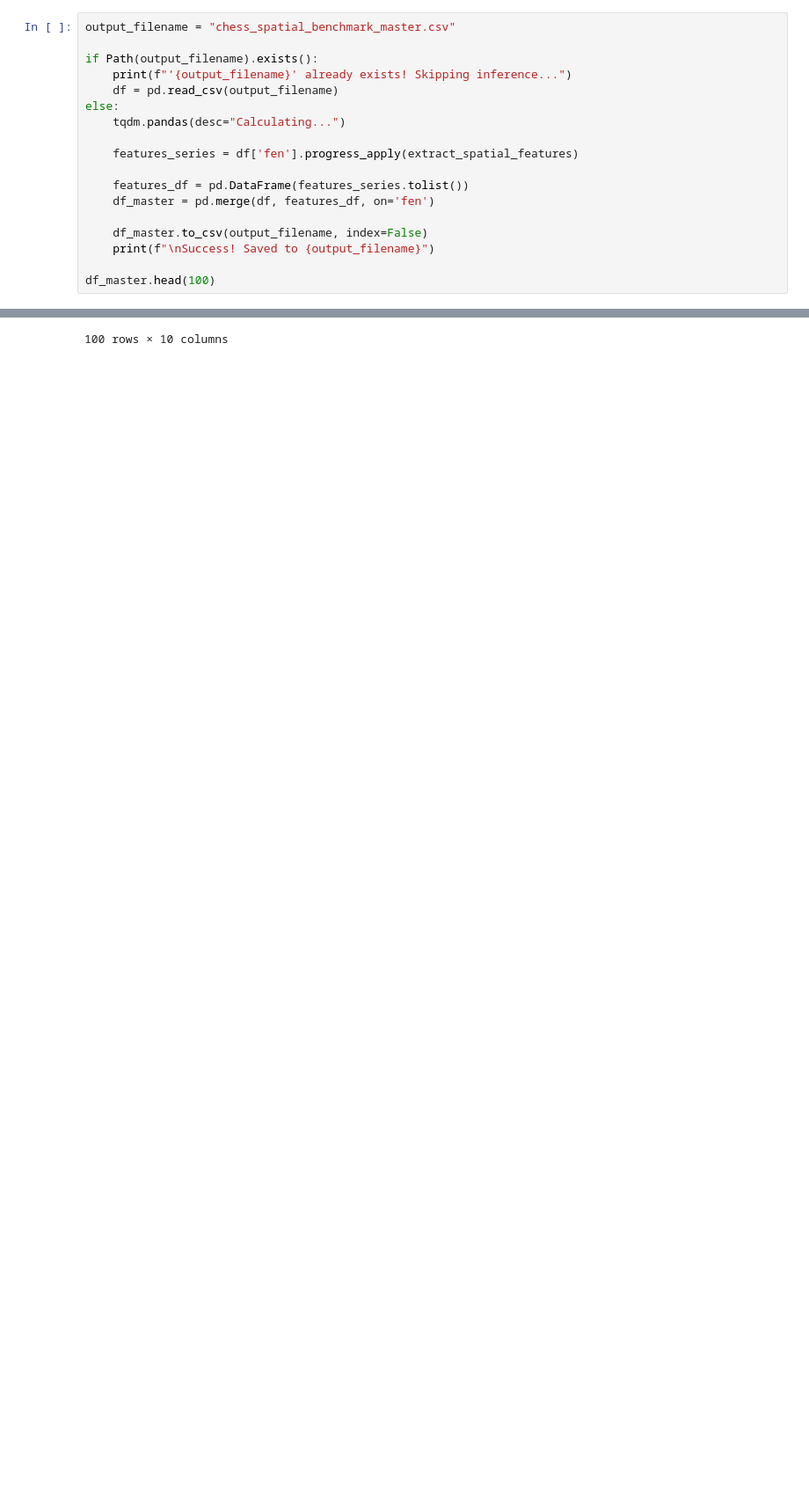
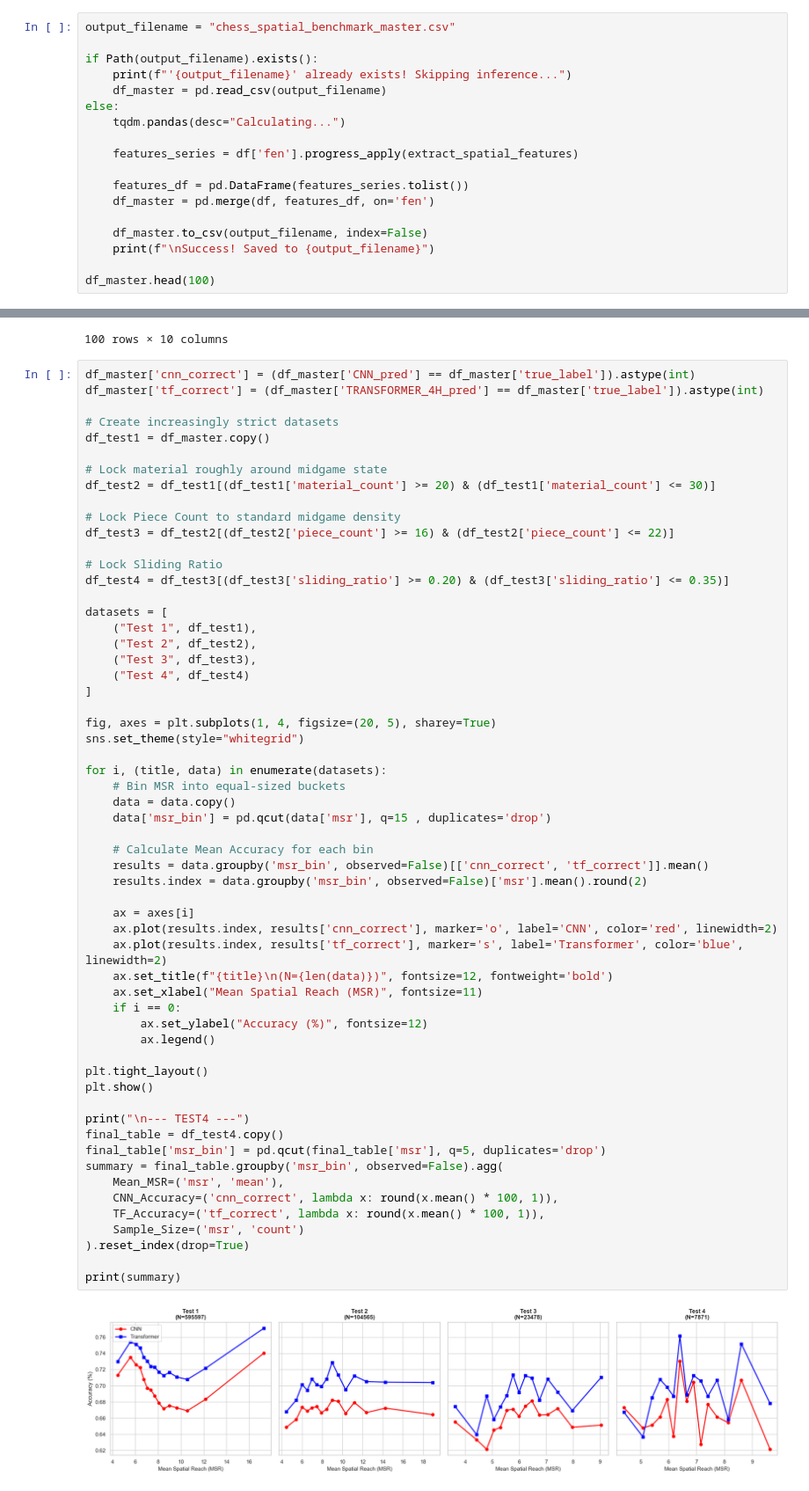
Before and after one commit to wang-yuancheng/chess, a Jupyter notebook: 06_unified_model_testing.ipynb, the cells around one changed output, grey strips where cells are left out. Shown at 88% size. Saved outputs shown, nothing was run; the diff lists cells and outputs as text; blank space fills up the shorter version.

Commit message:
Plot experiment results

```diff
--- a/06_unified_model_testing.ipynb
+++ b/06_unified_model_testing.ipynb
@@ -1020,7 +1020,7 @@ output_filename = "chess_spatial_benchmark_master.csv"
 
 if Path(output_filename).exists():
     print(f"'{output_filename}' already exists! Skipping inference...")
-    df = pd.read_csv(output_filename)
+    df_master = pd.read_csv(output_filename)
 else:
     tqdm.pandas(desc="Calculating...")
 
@@ -1048,3 +1048,63 @@ df_master.head(100)
 | 98 | 98 | 2kr3r/1bp3p1/ppn1pp2/7p/3qP3/P1P2... | 0 | 0 | 0 | 0 | 25 | 63 | ... |
 | 99 | 99 | 8/8/2P5/pp2pk1p/1P3P2/n4K1N/8/8 w... | 0 | 5 | 0 | 0 | 11 | 13 | ... |
 100 rows × 10 columns
+# %%
+df_master['cnn_correct'] = (df_master['CNN_pred'] == df_master['true_label']).astype(int)
+df_master['tf_correct'] = (df_master['TRANSFORMER_4H_pred'] == df_master['true_label']).astype(int)
+
+# Create increasingly strict datasets
+df_test1 = df_master.copy()
+
+# Lock material roughly around midgame state
+df_test2 = df_test1[(df_test1['material_count'] >= 20) & (df_test1['material_count'] <= 30)]
+
+# Lock Piece Count to standard midgame density
+df_test3 = df_test2[(df_test2['piece_count'] >= 16) & (df_test2['piece_count'] <= 22)]
+
+# Lock Sliding Ratio
+df_test4 = df_test3[(df_test3['sliding_ratio'] >= 0.20) & (df_test3['sliding_ratio'] <= 0.35)]
+
+datasets = [
+    ("Test 1", df_test1),
+    ("Test 2", df_test2),
+    ("Test 3", df_test3),
+    ("Test 4", df_test4)
+]
+
+fig, axes = plt.subplots(1, 4, figsize=(20, 5), sharey=True)
+sns.set_theme(style="whitegrid")
+
+for i, (title, data) in enumerate(datasets):
+    # Bin MSR into equal-sized buckets
+    data = data.copy()
+    data['msr_bin'] = pd.qcut(data['msr'], q=15 , duplicates='drop')
+
+    # Calculate Mean Accuracy for each bin
+    results = data.groupby('msr_bin', observed=False)[['cnn_correct', 'tf_correct']].mean()
+    results.index = data.groupby('msr_bin', observed=False)['msr'].mean().round(2)
+
+    ax = axes[i]
+    ax.plot(results.index, results['cnn_correct'], marker='o', label='CNN', color='red', linewidth=2)
+    ax.plot(results.index, results['tf_correct'], marker='s', label='Transformer', color='blue', linewidth=2)
+    ax.set_title(f"{title}\n(N={len(data)})", fontsize=12, fontweight='bold')
+    ax.set_xlabel("Mean Spatial Reach (MSR)", fontsize=11)
+    if i == 0:
+        ax.set_ylabel("Accuracy (%)", fontsize=12)
+        ax.legend()
+
+plt.tight_layout()
+plt.show()
+
+print("\n--- TEST4 ---")
+final_table = df_test4.copy()
+final_table['msr_bin'] = pd.qcut(final_table['msr'], q=5, duplicates='drop')
+summary = final_table.groupby('msr_bin', observed=False).agg(
+    Mean_MSR=('msr', 'mean'),
+    CNN_Accuracy=('cnn_correct', lambda x: round(x.mean() * 100, 1)),
+    TF_Accuracy=('tf_correct', lambda x: round(x.mean() * 100, 1)),
+    Sample_Size=('msr', 'count')
+).reset_index(drop=True)
+
+print(summary)
+# %% [output]
+[figure, added]
```
Also changed, not shown: parts of 3 cells of this notebook.
